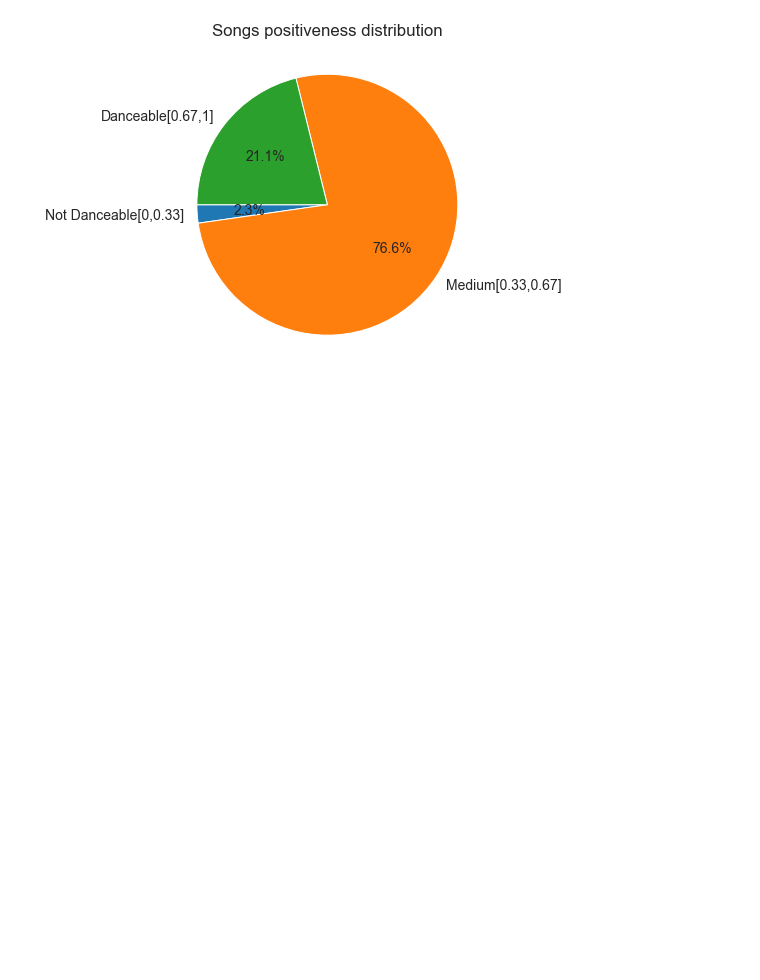
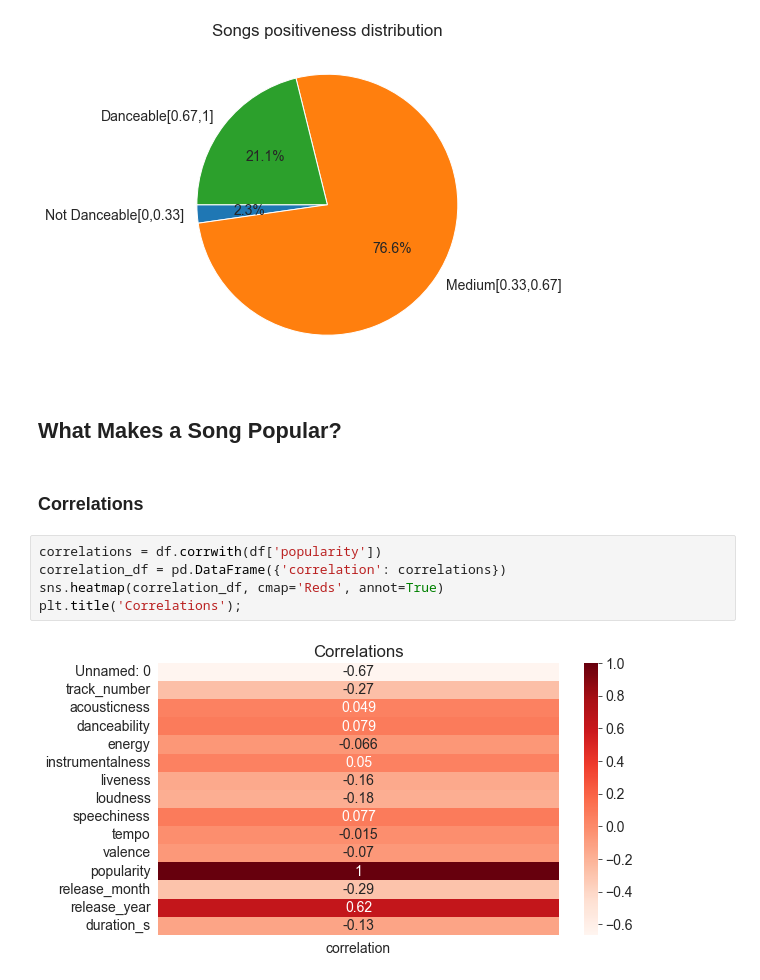
Before and after one commit to hoseinmrh/Taylor-Swift-Songs-Data-Analysis, a Jupyter notebook: Taylor Swift Data Analysis.ipynb, the cells around one changed output. Cells and saved outputs as stored; diff of their text form; blank space fills up the shorter version.

Commit message:
adding correlations!

```diff
--- a/Taylor Swift Data Analysis.ipynb
+++ b/Taylor Swift Data Analysis.ipynb
@@ -790,3 +790,14 @@ plt.pie(songs_count, labels=labels, autopct='%1.1f%%', startangle=180)
   Text(0.49764343969207014, -0.33518801728499314, '76.6%'),
   Text(-0.4725631249478172, 0.3697081185740363, '21.1%')])
 [figure]
+# %% [markdown]
+## What Makes a Song Popular?
+# %% [markdown]
+### Correlations
+# %%
+correlations = df.corrwith(df['popularity'])
+correlation_df = pd.DataFrame({'correlation': correlations})
+sns.heatmap(correlation_df, cmap='Reds', annot=True)
+plt.title('Correlations');
+# %% [output]
+[figure, added]
```
Also changed, not shown: parts of 3 cells of this notebook.
